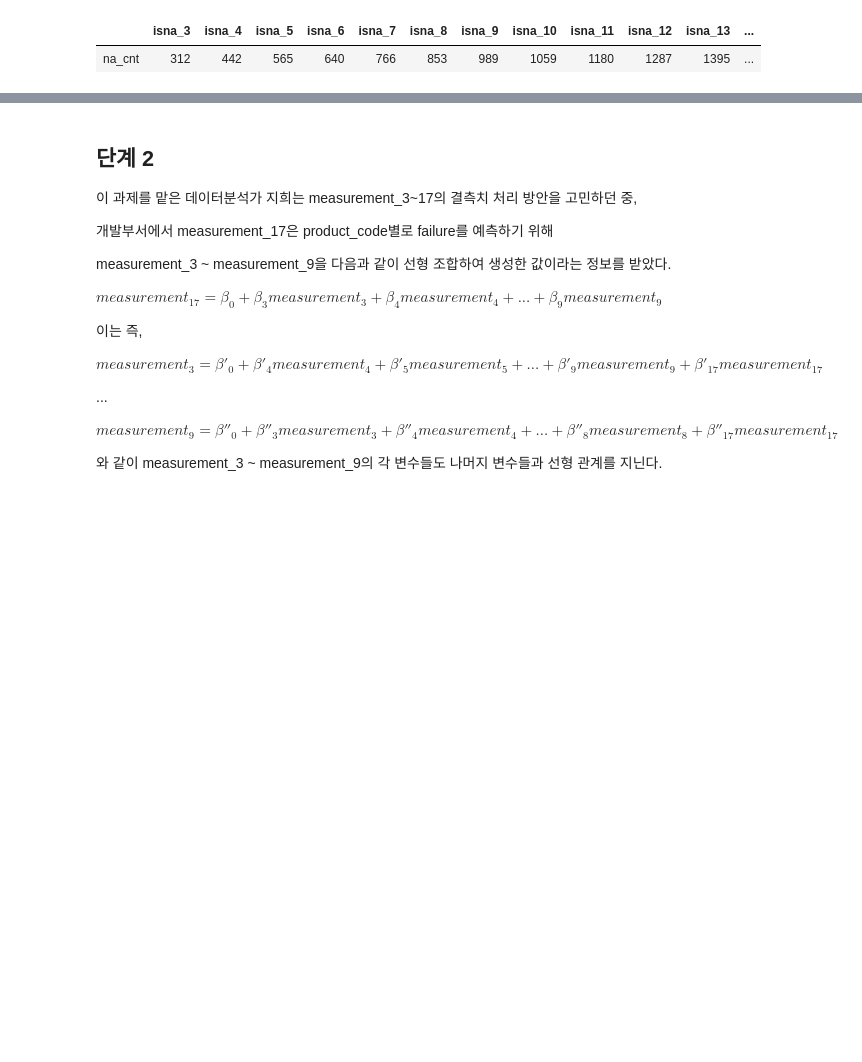
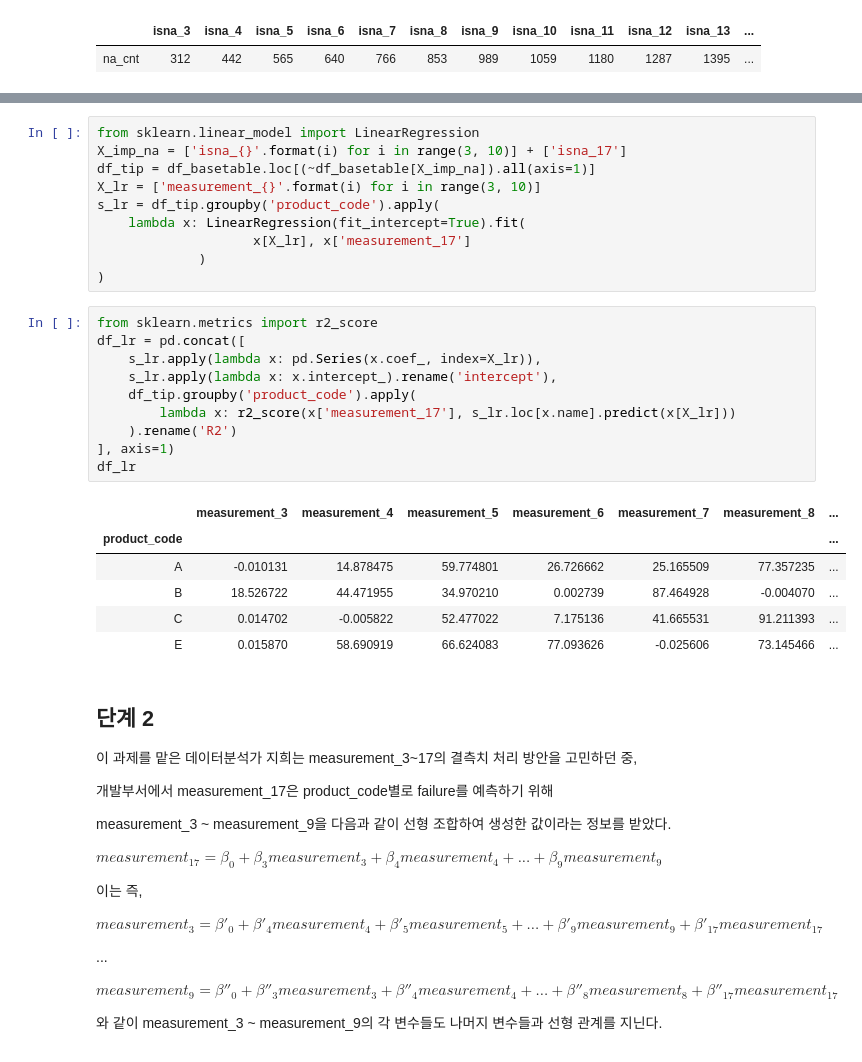
Before and after one commit to sunkusun9/DS_lv3_2408, a Jupyter notebook: sec_ds_lv3_prob1_prob.ipynb, the cells around one changed output, grey strips where cells are left out. Drawn from its saved outputs; the diff is of its cells as text; blank space fills up the shorter version.

```diff
--- a/sec_ds_lv3_prob1_prob.ipynb
+++ b/sec_ds_lv3_prob1_prob.ipynb
@@ -134,3 +147,30 @@ df_basetable[['isna_{}'.format(i) for i in range(3, 18)]].sum().rename('na_cnt')
+# %%
+from sklearn.linear_model import LinearRegression
+X_imp_na = ['isna_{}'.format(i) for i in range(3, 10)] + ['isna_17']
+df_tip = df_basetable.loc[(~df_basetable[X_imp_na]).all(axis=1)]
+X_lr = ['measurement_{}'.format(i) for i in range(3, 10)]
+s_lr = df_tip.groupby('product_code').apply(
+    lambda x: LinearRegression(fit_intercept=True).fit(
+                    x[X_lr], x['measurement_17']
+             )
+)
+# %%
+from sklearn.metrics import r2_score
+df_lr = pd.concat([
+    s_lr.apply(lambda x: pd.Series(x.coef_, index=X_lr)),
+    s_lr.apply(lambda x: x.intercept_).rename('intercept'),
+    df_tip.groupby('product_code').apply(
+        lambda x: r2_score(x['measurement_17'], s_lr.loc[x.name].predict(x[X_lr]))
+    ).rename('R2')
+], axis=1)
+df_lr
+# %% [output]
+|  | measurement_3 | measurement_4 | measurement_5 | measurement_6 | measurement_7 | measurement_8 | ... |
+| product_code |  |  |  |  |  |  | ... |
+| A | -0.010131 | 14.878475 | 59.774801 | 26.726662 | 25.165509 | 77.357235 | ... |
+| B | 18.526722 | 44.471955 | 34.970210 | 0.002739 | 87.464928 | -0.004070 | ... |
+| C | 0.014702 | -0.005822 | 52.477022 | 7.175136 | 41.665531 | 91.211393 | ... |
+| E | 0.015870 | 58.690919 | 66.624083 | 77.093626 | -0.025606 | 73.145466 | ... |
 # %% [markdown]
 ## 단계 2
 
```
Also changed, not shown: parts of 44 cells of this notebook.
